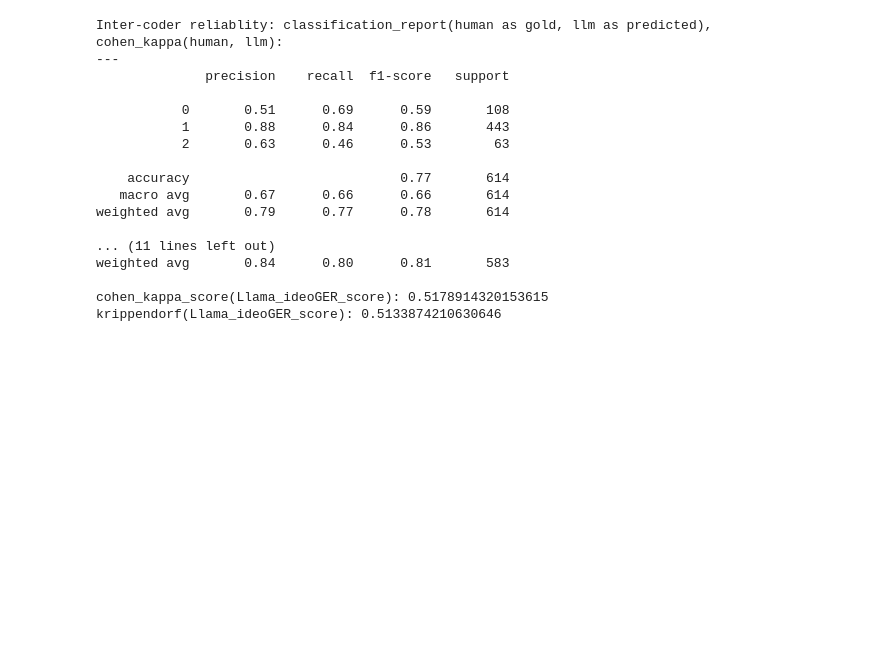
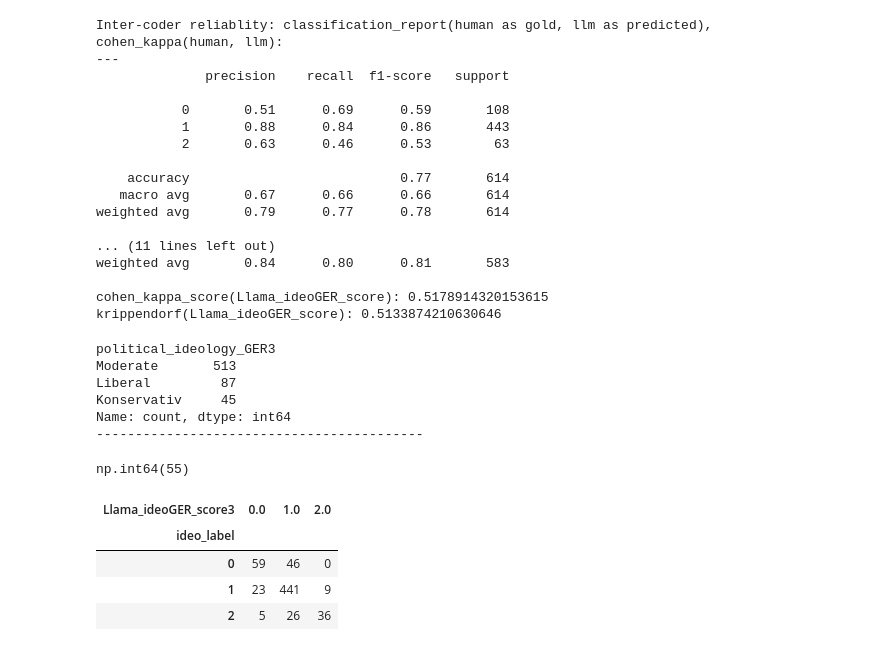
Before and after one commit to cl-trier/TWON-Exploration, a Jupyter notebook: 35--Ideology of MH-BClemm data.ipynb, the cells around one changed output. Cells and saved outputs as stored; diff of their text form; code cells hidden in the pictures; blank space fills up the shorter version.

```diff
--- a/35--Ideology of MH-BClemm data.ipynb
+++ b/35--Ideology of MH-BClemm data.ipynb
@@ -522,3 +522,48 @@ krippendorf(Llama_ideoGER_score): 0.5133874210630646
 # %%
 #save data to parquet
 MHdata.to_parquet('data/MH_BClemm_data/germany_val_all_llama.parquet')
+# %%
+#final try to improve German language prompt:
+#what does Llama3.1 predict for political orientation?
+predictions: typing.Dict[str, pd.Series] = {
+    label: (
+        src.PromptClassify
+        .from_json(path)
+        (MHdata["text"], MODEL, options=options_low)
+    )
+    for label, path in CFG.prompt_classify_files.items() if label == 'political_ideology_GER3'
+}
+# %%
+#join to the dataset:
+for _, preds in predictions.items():
+    print(preds.value_counts())
+    print("-" * 42)
+    # Convert Series to DataFrame
+    preds_df = preds.to_frame()
+    # Rename the column in preds_df to 'Llama31_ideology'
+    preds_df = preds_df.rename(columns={preds_df.columns[0]: 'Llama31_ideo_GER3'})
+    MHdata = MHdata.join(preds_df)
+# %% [output]
+political_ideology_GER3
+Moderate       513
+Liberal         87
+Konservativ     45
+Name: count, dtype: int64
+------------------------------------------
+# %%
+#convert the political ideology labels to numbers:
+MHdata['Llama_ideoGER_score3'] = MHdata['Llama31_ideo_GER3'].map({'Liberal': 0, 'Moderate': 1, 'Konservativ': 2})
+# %%
+MHdata['Llama_ideoGER_score3'].isna().sum()
+# %% [output]
+np.int64(55)
+# %%
+#does Llama political ideology differ from manual political ideology ?
+#make a crosstab to see if there are differences:
+pd.crosstab(MHdata.loc[:, 'ideo_label'], MHdata.loc[:, 'Llama_ideoGER_score3'])
+# %% [output]
+| Llama_ideoGER_score3 | 0.0 | 1.0 | 2.0 |
+| ideo_label |  |  |  |
+| 0 | 59 | 46 | 0 |
+| 1 | 23 | 441 | 9 |
+| 2 | 5 | 26 | 36 |
```
Also changed, not shown: parts of 6 cells of this notebook.
